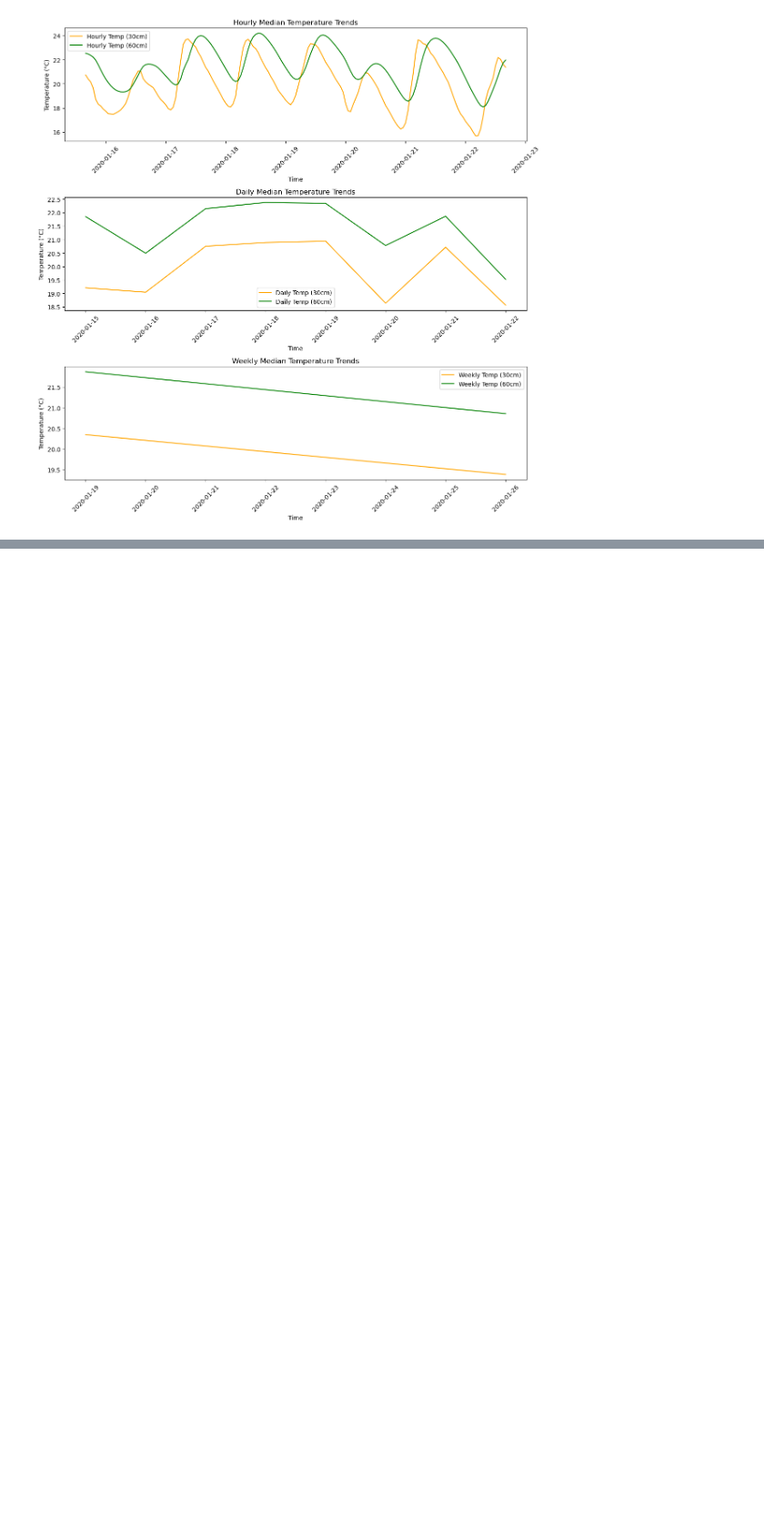
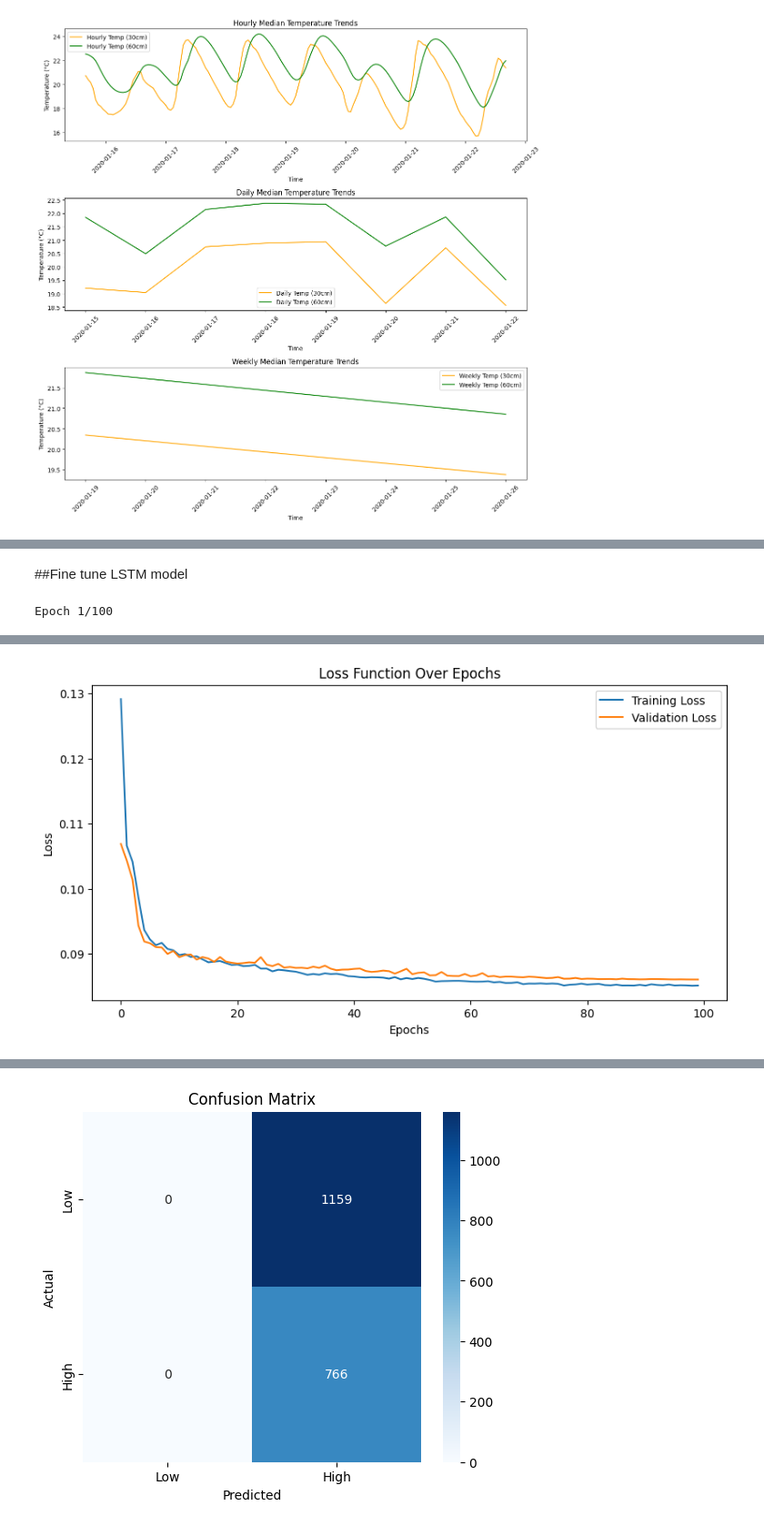
Before and after one commit to omarsagoo/iot-smart-aquarium, a Jupyter notebook: notebooks/iot-smart-aquarium.ipynb, the cells around one changed output, grey strips where cells are left out. Shown at 91% size. Saved outputs shown, nothing was run; the diff lists cells and outputs as text; code cells hidden in the pictures; blank space fills up the shorter version.

```diff
--- a/notebooks/iot-smart-aquarium.ipynb
+++ b/notebooks/iot-smart-aquarium.ipynb
@@ -288,0 +543,72 @@ plt.show()
+# %% [markdown]
+##Fine tune LSTM model
+# %%
+import numpy as np
+import tensorflow as tf
+from tensorflow.keras.models import Sequential
+from tensorflow.keras.layers import LSTM, Dense, Dropout
+from tensorflow.keras.optimizers import Adam
+from tensorflow.keras.callbacks import EarlyStopping, ReduceLROnPlateau
+
+# Prepare data
+X_60, y_60, scaler_60 = preprocess_data(data_60cm)
+
+# Split data into training and testing sets
+X_train, X_test, y_train, y_test = train_test_split(X_60, y_60, test_size=0.2, random_state=42)
+
+# Define Optimized LSTM model
+model = Sequential([
+    LSTM(100, activation='relu', return_sequences=True, input_shape=(X_train.shape[1], X_train.shape[2])),
+    Dropout(0.2),
+    LSTM(100, activation='relu', return_sequences=True),
+    Dropout(0.2),
+    LSTM(50, activation='relu'),
+    Dropout(0.2),
+    Dense(1)
+])
+
+# Compile model with Adam optimizer and learning rate scheduling
+model.compile(optimizer=Adam(learning_rate=0.001), loss='mse')
+
+# Add callbacks: Early Stopping & Learning Rate Reduction
+early_stopping = EarlyStopping(monitor='val_loss', patience=10, restore_best_weights=True)
+reduce_lr = ReduceLROnPlateau(monitor='val_loss', factor=0.5, patience=5)
+
+# Train model
+history = model.fit(X_train, y_train, epochs=100, batch_size=32, validation_data=(X_test, y_test),
+                    callbacks=[early_stopping, reduce_lr], verbose=1)
+
+# Plot training loss
+plt.figure(figsize=(10,5))
+plt.plot(history.history['loss'], label='Training Loss')
+plt.plot(history.history['val_loss'], label='Validation Loss')
+plt.xlabel('Epochs')
+plt.ylabel('Loss')
+plt.legend()
+plt.title('Loss Function Over Epochs')
+plt.show()
+
+# Predict on test set
+y_pred = model.predict(X_test)
+
+# Convert predictions and actual values back to original scale
+y_pred_rescaled = scaler_60.inverse_transform(y_pred)
+y_test_rescaled = scaler_60.inverse_transform(y_test)
+
+# Convert to discrete categories (high/low turbidity)
+threshold = np.median(y_test_rescaled)  # Using median as threshold
+y_pred_class = (y_pred_rescaled > threshold).astype(int)
+y_test_class = (y_test_rescaled > threshold).astype(int)
+
+# Compute confusion matrix
+cm = confusion_matrix(y_test_class, y_pred_class)
+
+# Plot confusion matrix
+plt.figure(figsize=(6,5))
+sns.heatmap(cm, annot=True, fmt='d', cmap='Blues', xticklabels=['Low', 'High'], yticklabels=['Low', 'High'])
+plt.xlabel('Predicted')
+plt.ylabel('Actual')
+plt.title('Confusion Matrix')
+plt.show()
+# %% [output]
+Epoch 1/100
@@ -288,0 +632 @@ plt.show()
+[figure, added]
@@ -288,0 +634 @@ plt.show()
+[figure, added]
```
Also changed, not shown: parts of 26 cells of this notebook.
